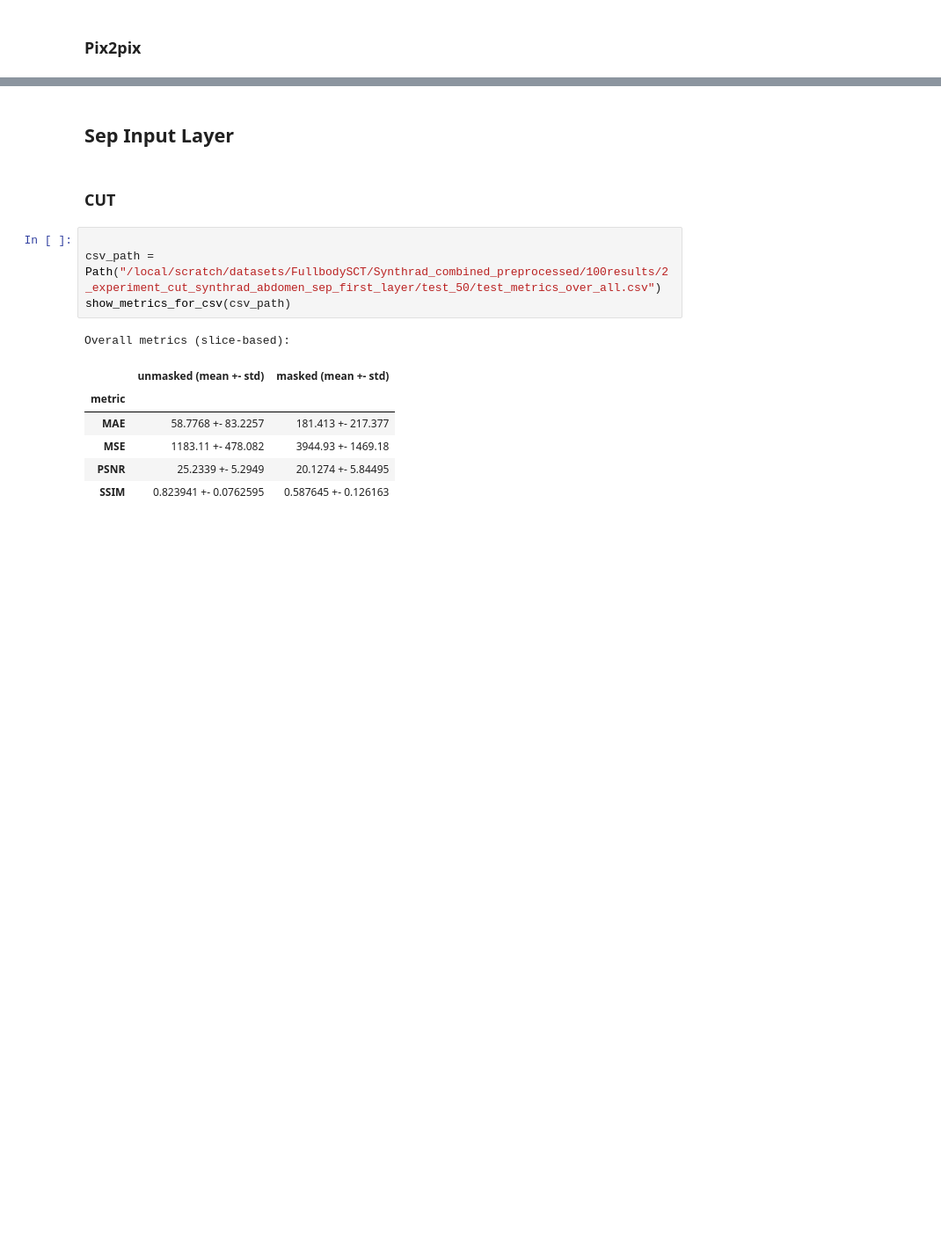
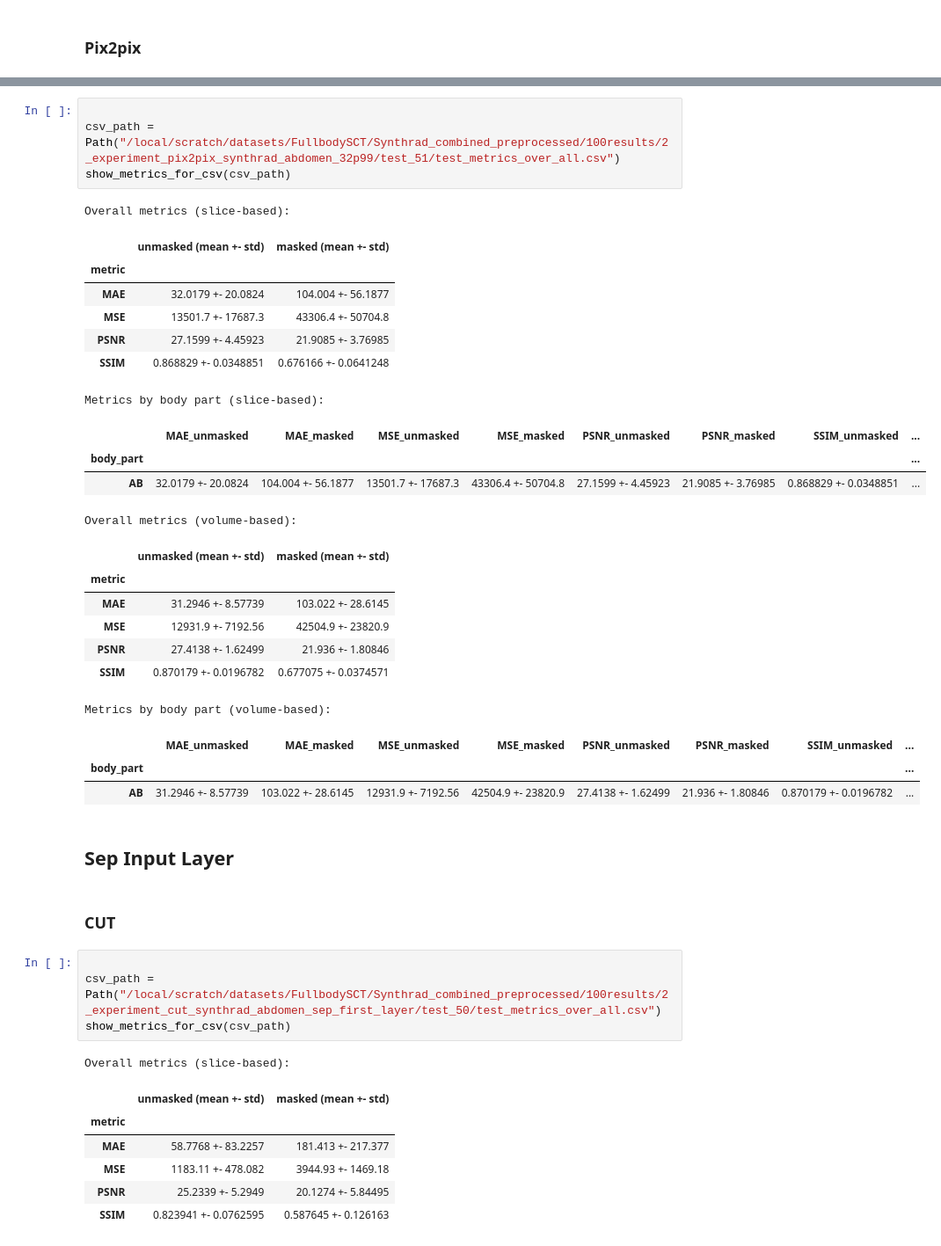
Before and after one commit to NicSchuler/fullbody-sCT, a Jupyter notebook: training/notebooks/read_test_metrics.ipynb, the cells around one changed output, grey strips where cells are left out. Shown at 88% size. Saved outputs shown, nothing was run; the diff lists cells and outputs as text; blank space fills up the shorter version.

```diff
--- a/training/notebooks/read_test_metrics.ipynb
+++ b/training/notebooks/read_test_metrics.ipynb
@@ -1020,3 +995,30 @@ Metrics by body part (volume-based):
+# %%
+
+csv_path = Path("/local/scratch/datasets/FullbodySCT/Synthrad_combined_preprocessed/100results/2_experiment_pix2pix_synthrad_abdomen_32p99/test_51/test_metrics_over_all.csv")
+show_metrics_for_csv(csv_path)
+# %% [output]
+Overall metrics (slice-based):
+|  | unmasked (mean +- std) | masked (mean +- std) |
+| metric |  |  |
+| MAE | 32.0179 +- 20.0824 | 104.004 +- 56.1877 |
+| MSE | 13501.7 +- 17687.3 | 43306.4 +- 50704.8 |
+| PSNR | 27.1599 +- 4.45923 | 21.9085 +- 3.76985 |
+| SSIM | 0.868829 +- 0.0348851 | 0.676166 +- 0.0641248 |
+Metrics by body part (slice-based):
+|  | MAE_unmasked | MAE_masked | MSE_unmasked | MSE_masked | PSNR_unmasked | PSNR_masked | SSIM_unmasked | ... |
+| body_part |  |  |  |  |  |  |  | ... |
+| AB | 32.0179 +- 20.0824 | 104.004 +- 56.1877 | 13501.7 +- 17687.3 | 43306.4 +- 50704.8 | 27.1599 +- 4.45923 | 21.9085 +- 3.76985 | 0.868829 +- 0.0348851 | ... |
+Overall metrics (volume-based):
+|  | unmasked (mean +- std) | masked (mean +- std) |
+| metric |  |  |
+| MAE | 31.2946 +- 8.57739 | 103.022 +- 28.6145 |
+| MSE | 12931.9 +- 7192.56 | 42504.9 +- 23820.9 |
+| PSNR | 27.4138 +- 1.62499 | 21.936 +- 1.80846 |
+| SSIM | 0.870179 +- 0.0196782 | 0.677075 +- 0.0374571 |
+Metrics by body part (volume-based):
+|  | MAE_unmasked | MAE_masked | MSE_unmasked | MSE_masked | PSNR_unmasked | PSNR_masked | SSIM_unmasked | ... |
+| body_part |  |  |  |  |  |  |  | ... |
+| AB | 31.2946 +- 8.57739 | 103.022 +- 28.6145 | 12931.9 +- 7192.56 | 42504.9 +- 23820.9 | 27.4138 +- 1.62499 | 21.936 +- 1.80846 | 0.870179 +- 0.0196782 | ... |
 # %% [markdown]
 ## Sep Input Layer
 # %% [markdown]
```
Also changed, not shown: parts of 8 cells of this notebook, 17 other files.
